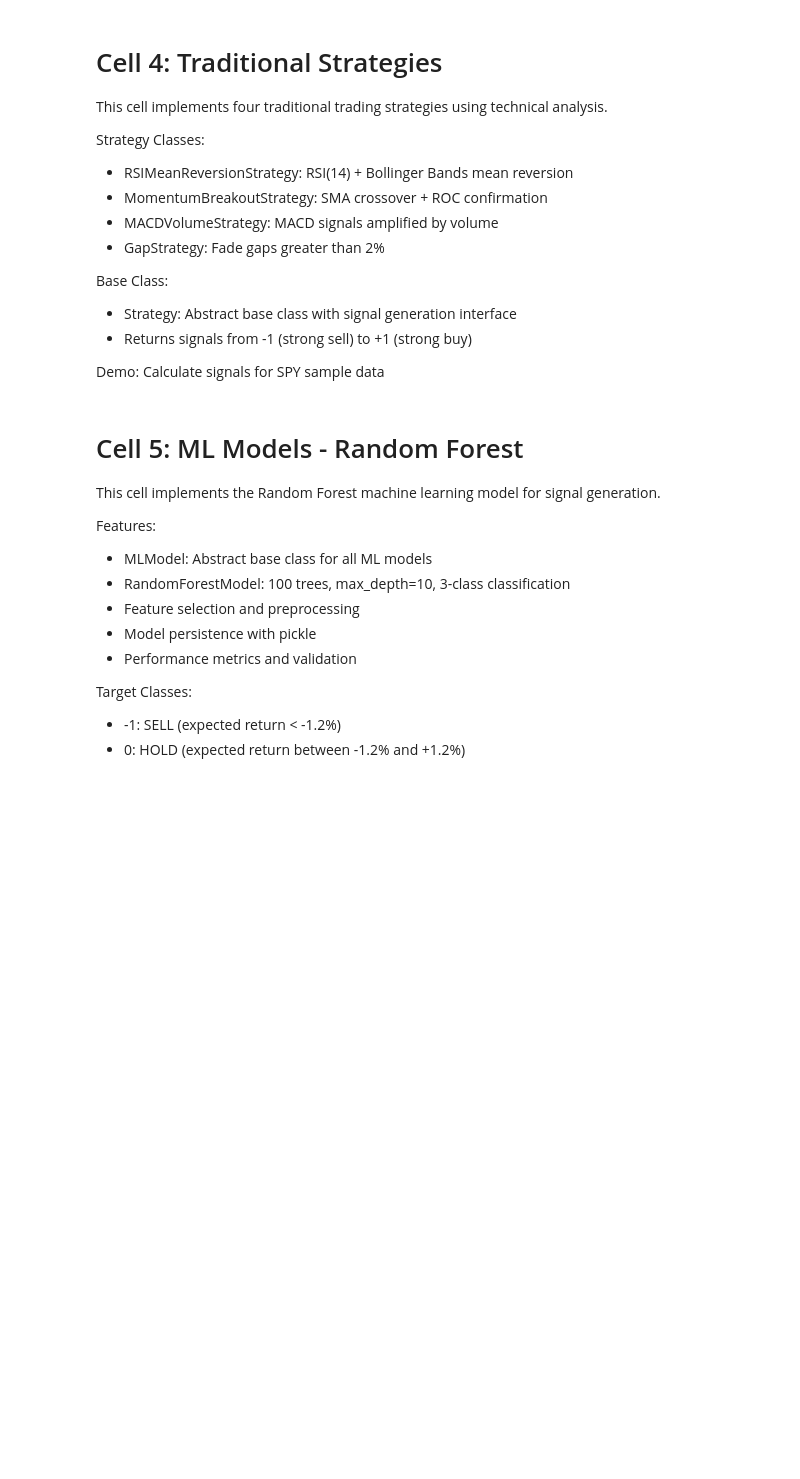
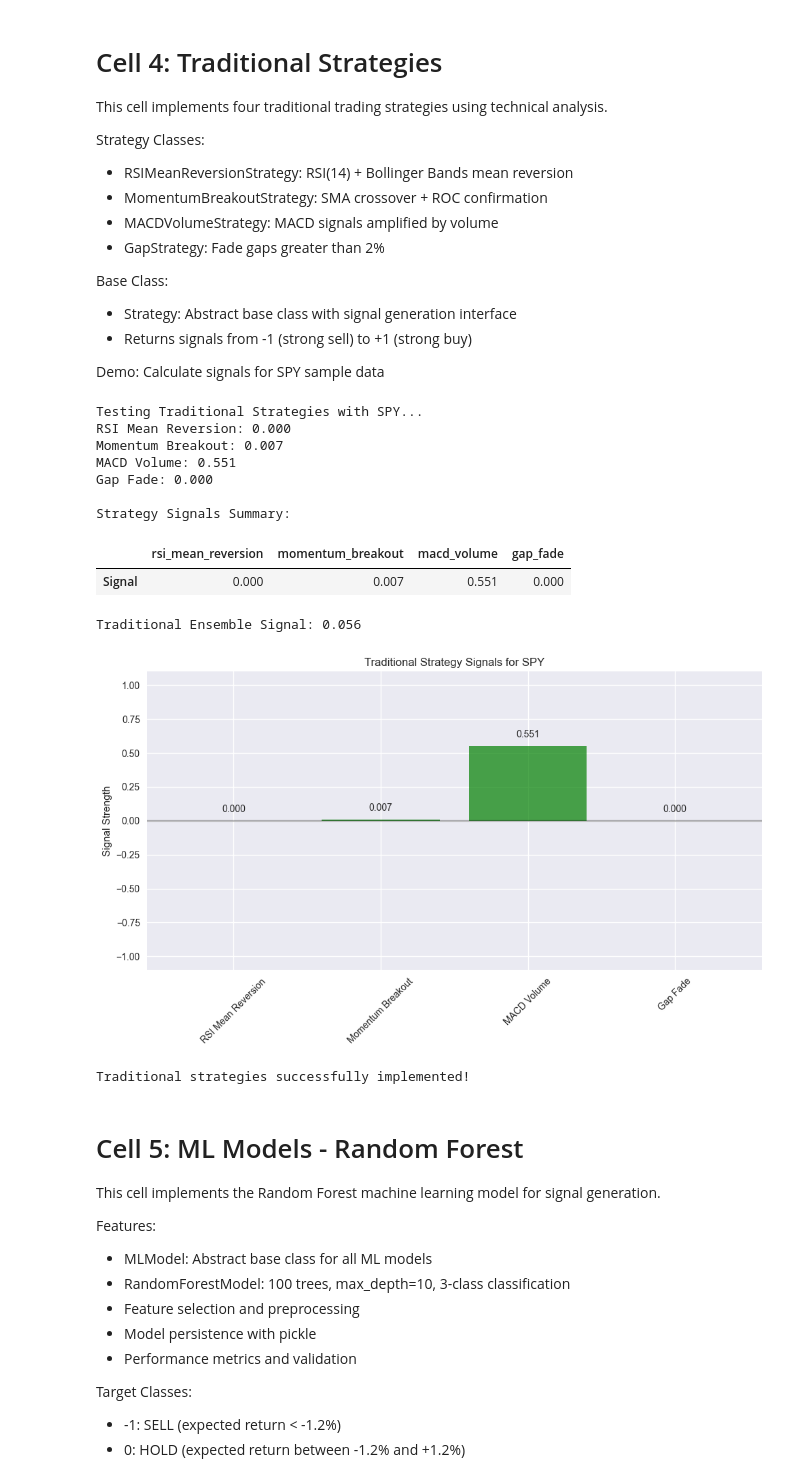
Before and after one commit to jobulisamy/algo-trade, a Jupyter notebook: algo_trading_bot.ipynb, the cells around one changed output. Drawn from its saved outputs; the diff is of its cells as text; code cells hidden in the pictures; blank space fills up the shorter version.

Commit message:
pipeline testing complete, optimizing perf.

```diff
--- a/algo_trading_bot.ipynb
+++ b/algo_trading_bot.ipynb
@@ -124,8 +124,8 @@ class TradingConfig:
     """Configuration class for algorithmic trading bot"""
 
     # API Configuration
-    ALPACA_API_KEY: str = os.getenv('ALPACA_API_KEY', '')
-    ALPACA_SECRET_KEY: str = os.getenv('ALPACA_SECRET_KEY', '')
+    ALPACA_API_KEY: str = os.getenv('ALPACA_API_KEY')
+    ALPACA_SECRET_KEY: str = os.getenv('ALPACA_SECRET_KEY')
     ALPACA_BASE_URL: str = 'https://paper-api.alpaca.markets/v2'  # Paper trading
 
     # Portfolio Settings
@@ -619,59 +650,56 @@ strategies = {
 
 # Demo: Calculate signals for SPY data
 print("Testing Traditional Strategies with SPY...")
-strategy_progress = tqdm(total=len(strategies), desc="Strategy Signals")
-
 if not spy_with_target.empty:
     signals = {}
-
     for name, strategy in strategies.items():
         signal = strategy.generate_signal(spy_with_target)
         signals[name] = signal
-        strategy_progress.update(1)
         print(f"{strategy.get_name()}: {signal:.3f}")
-
-    strategy_progress.close()
-
     # Create signals DataFrame
     signal_df = pd.DataFrame([signals], index=['Signal'])
-
     print("\nStrategy Signals Summary:")
     styled_signals = signal_df.style.background_gradient(
-        cmap='RdYlGn', center=0, vmin=-1, vmax=1
+        cmap='RdYlGn', vmin=-1, vmax=1
     ).format('{:.3f}')
     display(styled_signals)
-
     # Calculate ensemble signal using weights
     ensemble_signal = sum(signals[name] * config.STRATEGY_WEIGHTS[name]
                          for name in signals.keys())
     print(f"\nTraditional Ensemble Signal: {ensemble_signal:.3f}")
-
     # Visualize signals
     fig, ax = plt.subplots(figsize=(10, 6))
     signal_values = list(signals.values())
     strategy_names = [strategies[name].get_name() for name in signals.keys()]
-
     colors = ['red' if x < 0 else 'green' for x in signal_values]
     bars = ax.bar(strategy_names, signal_values, color=colors, alpha=0.7)
-
     ax.axhline(y=0, color='black', linestyle='-', alpha=0.3)
     ax.set_ylabel('Signal Strength')
     ax.set_title('Traditional Strategy Signals for SPY')
     ax.set_ylim(-1.1, 1.1)
-
-    # Add value labels on bars
     for bar, value in zip(bars, signal_values):
         height = bar.get_height()
         ax.text(bar.get_x() + bar.get_width()/2., height + (0.05 if height >= 0 else -0.1),
                 f'{value:.3f}', ha='center', va='bottom' if height >= 0 else 'top')
-
     plt.xticks(rotation=45)
     plt.tight_layout()
     plt.show()
 else:
     print("No SPY data available for testing")
-
 print("\nTraditional strategies successfully implemented!")
+# %% [output]
+Testing Traditional Strategies with SPY...
+RSI Mean Reversion: 0.000
+Momentum Breakout: 0.007
+MACD Volume: 0.551
+Gap Fade: 0.000
+
+Strategy Signals Summary:
+|  | rsi_mean_reversion | momentum_breakout | macd_volume | gap_fade |
+| Signal | 0.000 | 0.007 | 0.551 | 0.000 |
+Traditional Ensemble Signal: 0.056
+[figure, added]
+Traditional strategies successfully implemented!
 # %% [markdown]
 # Cell 5: ML Models - Random Forest
 
```
Also changed, not shown: parts of 20 cells of this notebook, 5 other files.
